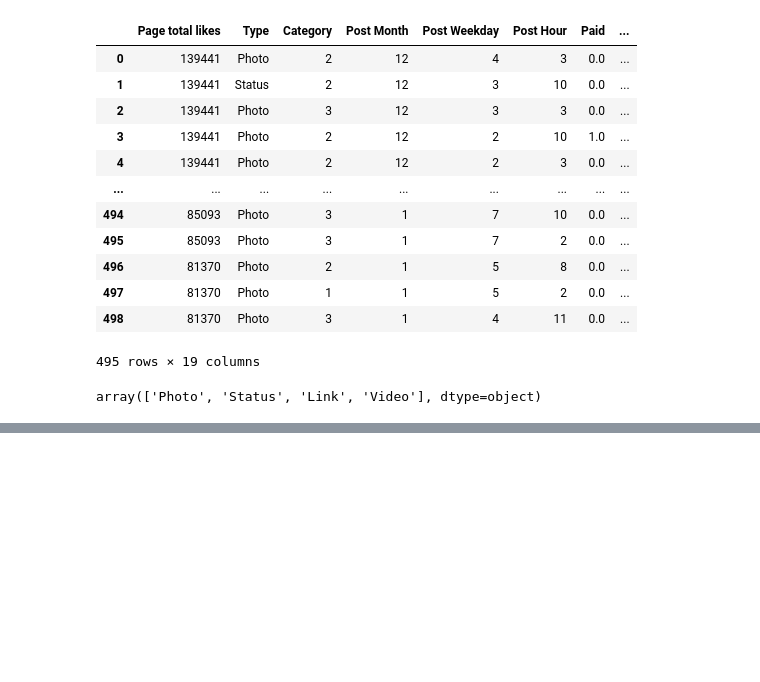
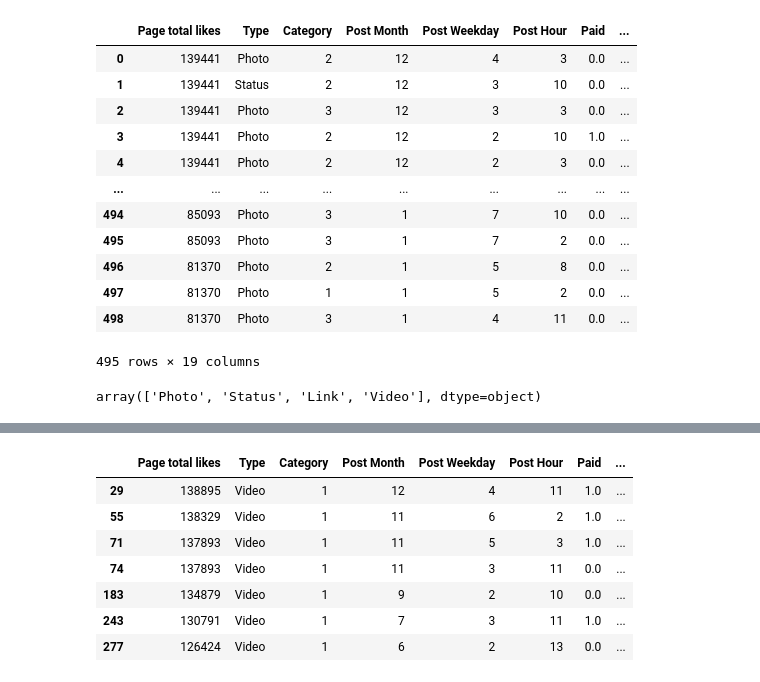
Before and after one commit to KyoldFusion/Facebook-Data, a Jupyter notebook: The Society/DataCleaning/Facebook PlotLib.ipynb, the cells around one changed output, grey strips where cells are left out. Saved outputs shown, nothing was run; the diff lists cells and outputs as text; code cells hidden in the pictures; blank space fills up the shorter version.

```diff
--- a/The Society/DataCleaning/Facebook PlotLib.ipynb
+++ b/The Society/DataCleaning/Facebook PlotLib.ipynb
@@ -69,0 +67,16 @@ array(['Photo', 'Status', 'Link', 'Video'], dtype=object)
+# %%
+fb_photo = clfb_df[clfb_df['Type'] == 'Photo']
+fb_status = clfb_df[clfb_df['Type'] == 'Status']
+fb_link = clfb_df[clfb_df['Type'] == 'Link']
+fb_video = clfb_df[clfb_df['Type'] == 'Video']
+# %%
+fb_video
+# %% [output]
+|  | Page total likes | Type | Category | Post Month | Post Weekday | Post Hour | Paid | ... |
+| 29 | 138895 | Video | 1 | 12 | 4 | 11 | 1.0 | ... |
+| 55 | 138329 | Video | 1 | 11 | 6 | 2 | 1.0 | ... |
+| 71 | 137893 | Video | 1 | 11 | 5 | 3 | 1.0 | ... |
+| 74 | 137893 | Video | 1 | 11 | 3 | 11 | 0.0 | ... |
+| 183 | 134879 | Video | 1 | 9 | 2 | 10 | 0.0 | ... |
+| 243 | 130791 | Video | 1 | 7 | 3 | 11 | 1.0 | ... |
+| 277 | 126424 | Video | 1 | 6 | 2 | 13 | 0.0 | ... |
```
Also changed, not shown: parts of 1 cell of this notebook, 1 other file.
